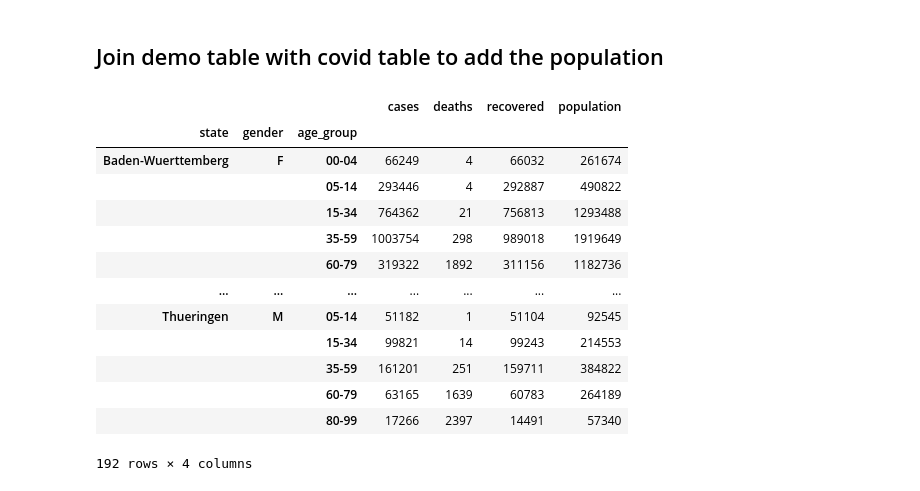
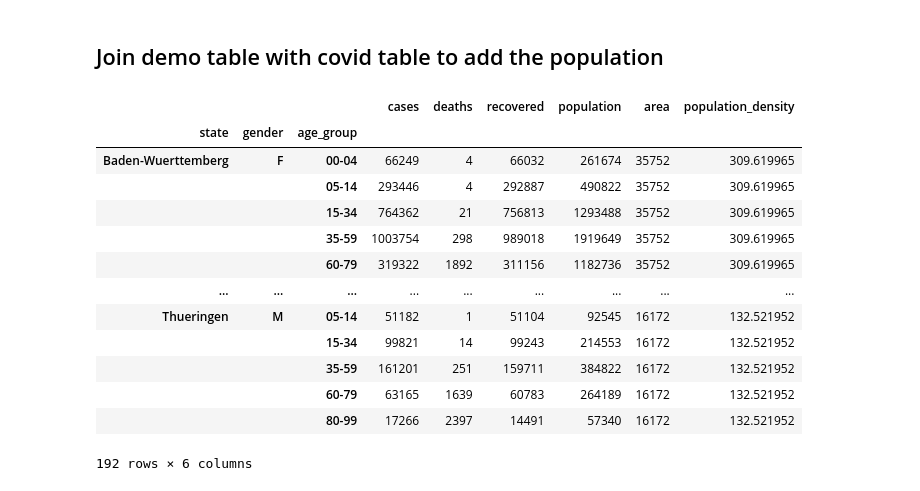
Before and after one commit to doctorf72/Naya-Practical-Data-Science-EDA-Project, a Jupyter notebook: COVID_Germany_Alin1.ipynb, the cells around one changed output. Drawn from its saved outputs; the diff is of its cells as text; code cells hidden in the pictures.

```diff
--- a/COVID_Germany_Alin1.ipynb
+++ b/COVID_Germany_Alin1.ipynb
@@ -10,9 +10,9 @@ sns.set_theme()
 ## Upload the datasets
 Quick Dataset Overview
 # %%
-demo=pd.read_csv("C:\\Users\ALIN\Desktop\Python_Alin\EDA project\pandas_project\demographics_de.csv")
-covid=pd.read_csv("C:\\Users\ALIN\Desktop\Python_Alin\EDA project\pandas_project\covid_de.csv",parse_dates = ['date'], index_col="date")
-vaccines=pd.read_csv("C:\\Users\ALIN\Desktop\Python_Alin\EDA project\pandas_project\covid_de_vaccines.csv",parse_dates = ['date'],index_col="date")
+demo=pd.read_csv("C:\\Users\DannyC19\Desktop\Python\EDA project\Germany\demographics_de.csv")
+covid=pd.read_csv("C:\\Users\DannyC19\Desktop\Python\EDA project\Germany\covid_de.csv",parse_dates = ['date'], index_col="date")
+vaccines=pd.read_csv("C:\\Users\DannyC19\Desktop\Python\EDA project\Germany\covid_de_vaccines.csv",parse_dates = ['date'],index_col="date")
 # %%
 #Demo
 print(demo.shape)
@@ -289,0 +238,8 @@ plt.show()
+# %%
+#Add a column with area ( km^2)
+area={'Baden-Wuerttemberg':35752, 'Bayern':70552, 'Berlin':892, 'Brandenburg':29480, 'Bremen':419,
+       'Hamburg':755, 'Hessen':21115, 'Mecklenburg-Vorpommern':23180, 'Niedersachsen':47609,
+       'Nordrhein-Westfalen':34085, 'Rheinland-Pfalz':19853, 'Saarland':2569, 'Sachsen':18416,
+       'Sachsen-Anhalt':20446, 'Schleswig-Holstein':15799, 'Thueringen':16172}
+demo['area'] = demo['state'].map(area)
+demo
@@ -289,0 +260,12 @@ plt.show()
+# %%
+
+# group the data frame by state and apply a lambda function to calculate population density
+density = demo.groupby('state').apply(lambda x: x['population'].sum() / x['area'].iloc[0])
+
+# rename the columns of the resulting data frame
+density = density.reset_index().rename(columns={0: 'population_density'})
+print(density)
+# merge the original data frame with the density data frame on the "state" column
+demo = pd.merge(demo, density, on='state')
+
+demo
@@ -820,28 +976,29 @@ percent of deaths before 60% were vaccinated with third dose is 0.16294461153531
 # %%
 #join covid table with demo table
 covid_group=pd.DataFrame(covid.groupby(['state','gender','age_group']).agg('sum').round(0)) #setting the indexes
 Dict = {'female':'F', 'male':'M'} # convert gender to be the same
 demo1=demo.replace({'gender':Dict})
 demo1=demo1.set_index(['state','gender','age_group']) # setting the same index as in covid table to anable mearge
 
 # create joined df
 covid_demo = covid_group.join(demo1, how = 'left')
+covid_demo.unstack(2)
 covid_demo
 # %% [output]
-|  |  |  | cases | deaths | recovered | population |
-| state | gender | age_group |  |  |  |  |
-| Baden-Wuerttemberg | F | 00-04 | 66249 | 4 | 66032 | 261674 |
-|  |  | 05-14 | 293446 | 4 | 292887 | 490822 |
-|  |  | 15-34 | 764362 | 21 | 756813 | 1293488 |
-|  |  | 35-59 | 1003754 | 298 | 989018 | 1919649 |
-|  |  | 60-79 | 319322 | 1892 | 311156 | 1182736 |
-| ... | ... | ... | ... | ... | ... | ... |
-| Thueringen | M | 05-14 | 51182 | 1 | 51104 | 92545 |
-|  |  | 15-34 | 99821 | 14 | 99243 | 214553 |
-|  |  | 35-59 | 161201 | 251 | 159711 | 384822 |
-|  |  | 60-79 | 63165 | 1639 | 60783 | 264189 |
-|  |  | 80-99 | 17266 | 2397 | 14491 | 57340 |
+|  |  |  | cases | deaths | recovered | population | area | population_density |
+| state | gender | age_group |  |  |  |  |  |  |
+| Baden-Wuerttemberg | F | 00-04 | 66249 | 4 | 66032 | 261674 | 35752 | 309.619965 |
+|  |  | 05-14 | 293446 | 4 | 292887 | 490822 | 35752 | 309.619965 |
+|  |  | 15-34 | 764362 | 21 | 756813 | 1293488 | 35752 | 309.619965 |
+|  |  | 35-59 | 1003754 | 298 | 989018 | 1919649 | 35752 | 309.619965 |
+|  |  | 60-79 | 319322 | 1892 | 311156 | 1182736 | 35752 | 309.619965 |
+| ... | ... | ... | ... | ... | ... | ... | ... | ... |
+| Thueringen | M | 05-14 | 51182 | 1 | 51104 | 92545 | 16172 | 132.521952 |
+|  |  | 15-34 | 99821 | 14 | 99243 | 214553 | 16172 | 132.521952 |
+|  |  | 35-59 | 161201 | 251 | 159711 | 384822 | 16172 | 132.521952 |
+|  |  | 60-79 | 63165 | 1639 | 60783 | 264189 | 16172 | 132.521952 |
+|  |  | 80-99 | 17266 | 2397 | 14491 | 57340 | 16172 | 132.521952 |
-192 rows × 4 columns
+192 rows × 6 columns
 # %%
 #add percentage of population columns
 def PercentagePerPolpulation(part_of_population, population):
```
Also changed, not shown: parts of 14 cells of this notebook, 1 other file.
